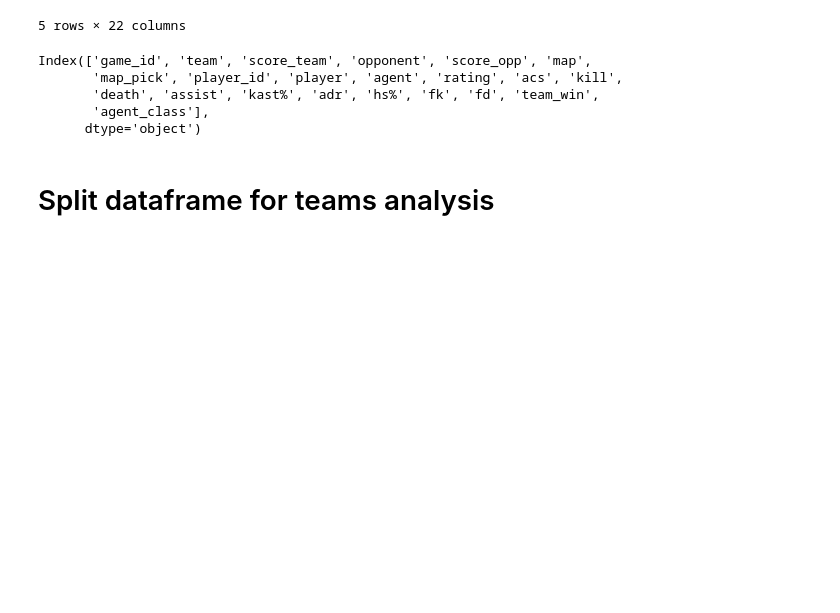
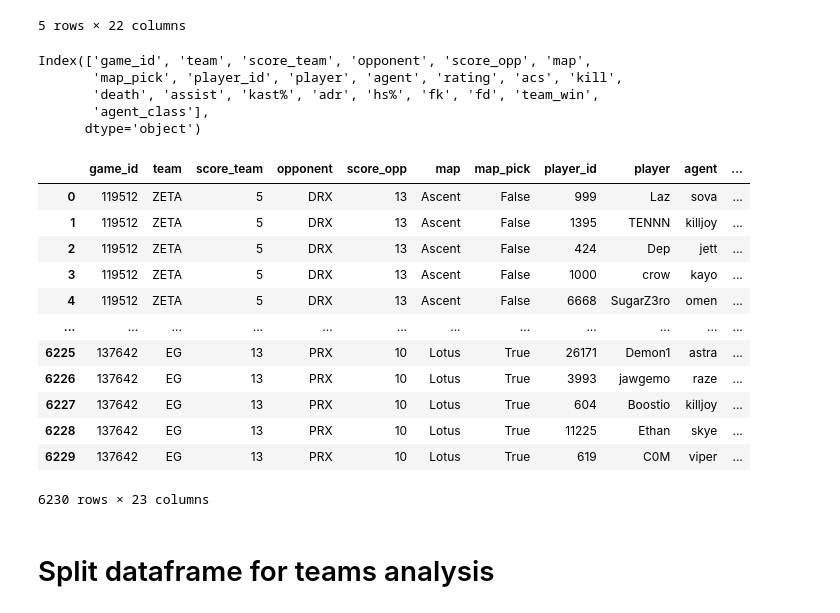
Before and after one commit to chriss-mo/VCT23, a Jupyter notebook: preprocessing.ipynb, the cells around one changed output. Saved outputs shown, nothing was run; the diff lists cells and outputs as text; code cells hidden in the pictures; blank space fills up the shorter version.

```diff
--- a/preprocessing.ipynb
+++ b/preprocessing.ipynb
@@ -106,6 +105,23 @@ Index(['game_id', 'team', 'score_team', 'opponent', 'score_opp', 'map',
        'death', 'assist', 'kast%', 'adr', 'hs%', 'fk', 'fd', 'team_win',
        'agent_class'],
       dtype='object')
+# %%
+df_new['score_diff'] = df_new['score_team'] - df_new['score_opp']
+df_new
+# %% [output]
+|  | game_id | team | score_team | opponent | score_opp | map | map_pick | player_id | player | agent | ... |
+| 0 | 119512 | ZETA | 5 | DRX | 13 | Ascent | False | 999 | Laz | sova | ... |
+| 1 | 119512 | ZETA | 5 | DRX | 13 | Ascent | False | 1395 | TENNN | killjoy | ... |
+| 2 | 119512 | ZETA | 5 | DRX | 13 | Ascent | False | 424 | Dep | jett | ... |
+| 3 | 119512 | ZETA | 5 | DRX | 13 | Ascent | False | 1000 | crow | kayo | ... |
+| 4 | 119512 | ZETA | 5 | DRX | 13 | Ascent | False | 6668 | SugarZ3ro | omen | ... |
+| ... | ... | ... | ... | ... | ... | ... | ... | ... | ... | ... | ... |
+| 6225 | 137642 | EG | 13 | PRX | 10 | Lotus | True | 26171 | Demon1 | astra | ... |
+| 6226 | 137642 | EG | 13 | PRX | 10 | Lotus | True | 3993 | jawgemo | raze | ... |
+| 6227 | 137642 | EG | 13 | PRX | 10 | Lotus | True | 604 | Boostio | killjoy | ... |
+| 6228 | 137642 | EG | 13 | PRX | 10 | Lotus | True | 11225 | Ethan | skye | ... |
+| 6229 | 137642 | EG | 13 | PRX | 10 | Lotus | True | 619 | C0M | viper | ... |
+6230 rows × 23 columns
 # %% [markdown]
 # Split dataframe for teams analysis
 # %%
```
Also changed, not shown: parts of 1 cell of this notebook.
